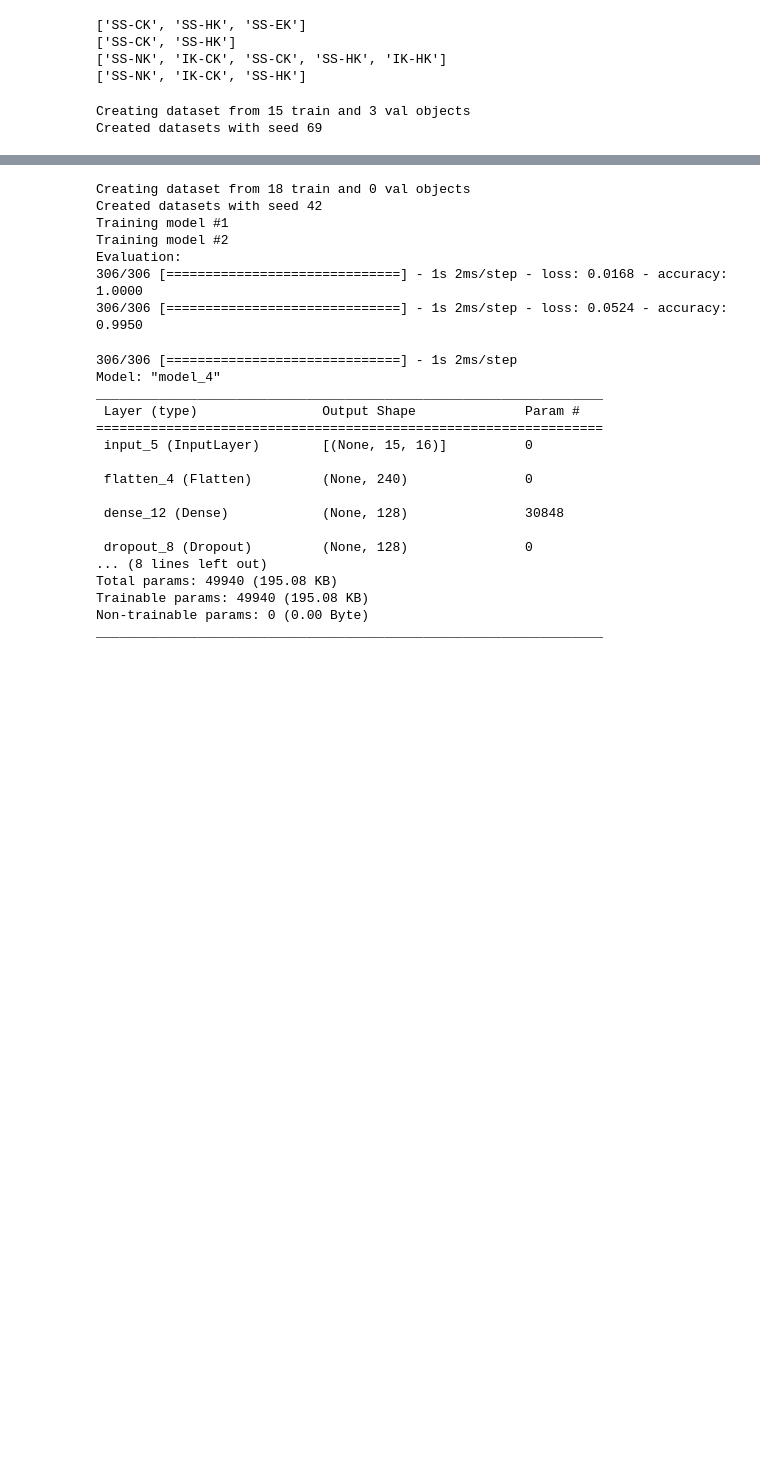
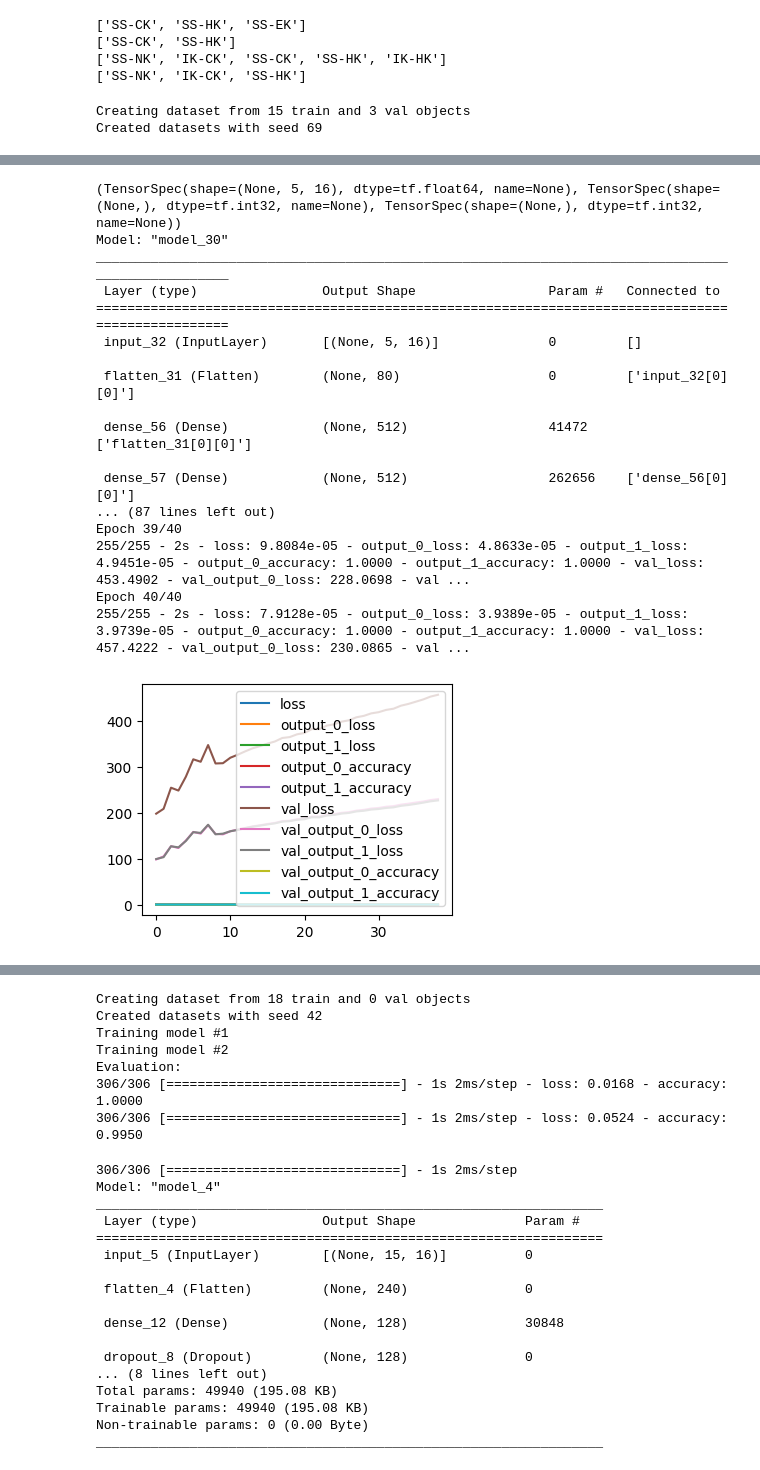
Before and after one commit to DavidBaldsiefen/splid-challenge, a Jupyter notebook: base_nb.ipynb, the cells around one changed output, grey strips where cells are left out. Saved outputs shown, nothing was run; the diff lists cells and outputs as text; code cells hidden in the pictures; blank space fills up the shorter version.

Commit message:
Split model outputs, support mutliple outputs in submission pipeline

```diff
--- a/base_nb.ipynb
+++ b/base_nb.ipynb
@@ -84,3 +84,28 @@ NS results:
+# %%
+train_combined, val_combined = ds_gen.get_datasets(128, label_features=['EW', 'NS'], shuffle=True)
+print(train_combined.element_spec)
+dense_combined_model = prediction_models.Dense_NN(train_combined, dense_layers=[512,512], l2_reg=0.00, mixed_dropout=0.0, seed=0)
+dense_combined_model.summary()
+hist = dense_combined_model.fit(train_combined, val_ds=val_combined, epochs=40, verbose=2, plot_hist=True)
+# %% [output]
+(TensorSpec(shape=(None, 5, 16), dtype=tf.float64, name=None), TensorSpec(shape=(None,), dtype=tf.int32, name=None), TensorSpec(shape=(None,), dtype=tf.int32, name=None))
+Model: "model_30"
+__________________________________________________________________________________________________
+ Layer (type)                Output Shape                 Param #   Connected to
+==================================================================================================
+ input_32 (InputLayer)       [(None, 5, 16)]              0         []
+
+ flatten_31 (Flatten)        (None, 80)                   0         ['input_32[0][0]']
+
+ dense_56 (Dense)            (None, 512)                  41472     ['flatten_31[0][0]']
+
+ dense_57 (Dense)            (None, 512)                  262656    ['dense_56[0][0]']
+... (87 lines left out)
+Epoch 39/40
+255/255 - 2s - loss: 9.8084e-05 - output_0_loss: 4.8633e-05 - output_1_loss: 4.9451e-05 - output_0_accuracy: 1.0000 - output_1_accuracy: 1.0000 - val_loss: 453.4902 - val_output_0_loss: 228.0698 - val ...
+Epoch 40/40
+255/255 - 2s - loss: 7.9128e-05 - output_0_loss: 3.9389e-05 - output_1_loss: 3.9739e-05 - output_0_accuracy: 1.0000 - output_1_accuracy: 1.0000 - val_loss: 457.4222 - val_output_0_loss: 230.0865 - val ...
+[figure, added]
 # %%
 # TODO: find out if we can directly train for precision/challenge metrics
 # TODO: maybe it makes sense to look at values before and after the node? Given that we are trying to detect changes...
```
Also changed, not shown: parts of 7 cells of this notebook, 2 other files.
